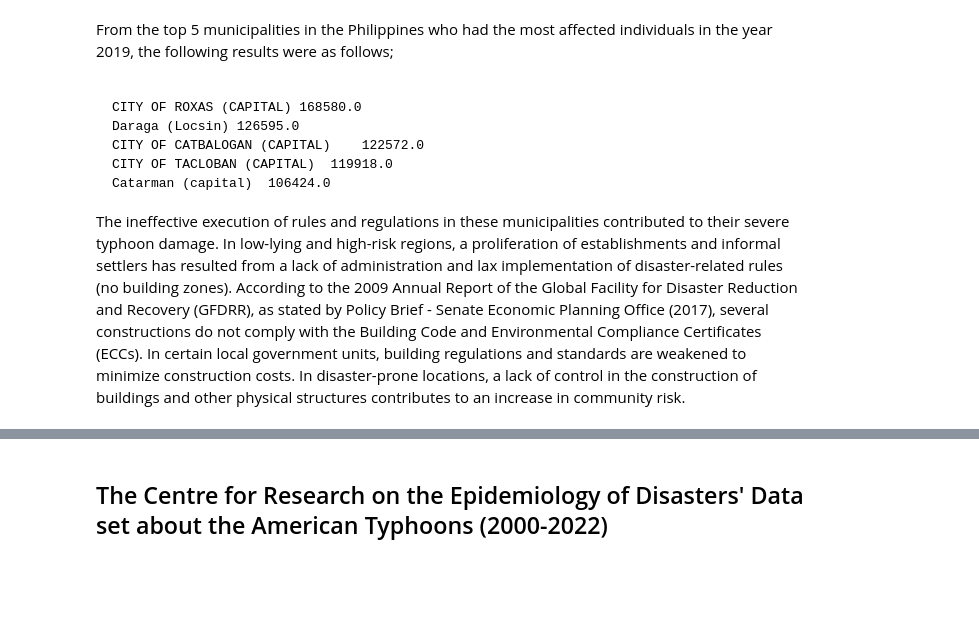
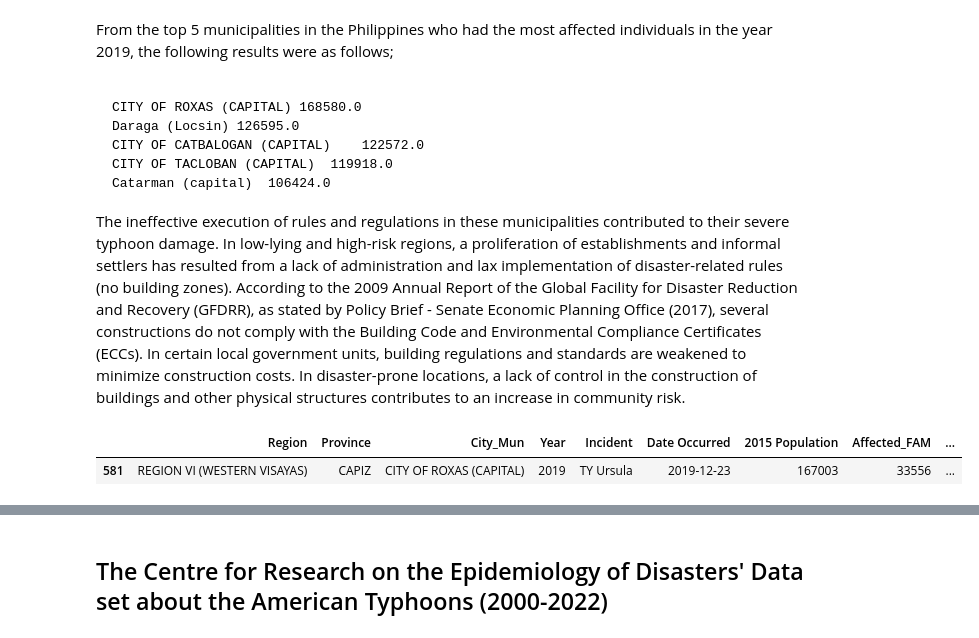
Before and after one commit to GEA960/ITBA-3207_TeamTyphoonAnalysts, a Jupyter notebook: Data Sets Coding Analysis/Data Analysis and Coding for Both Data Sets.ipynb, the cells around one changed output, grey strips where cells are left out. Drawn from its saved outputs; the diff is of its cells as text; code cells hidden in the pictures; blank space fills up the shorter version.

Commit message:
Find other events that has City of Roxas within it

```diff
--- a/Data Sets Coding Analysis/Data Analysis and Coding for Both Data Sets.ipynb
+++ b/Data Sets Coding Analysis/Data Analysis and Coding for Both Data Sets.ipynb
@@ -480,6 +481,15 @@ Catarman (capital)	106424.0
 </pre>
 
 The ineffective execution of rules and regulations in these municipalities contributed to their severe typhoon damage. In low-lying and high-risk regions, a proliferation of establishments and informal settlers has resulted from a lack of administration and lax implementation of disaster-related rules (no building zones). According to the 2009 Annual Report of the Global Facility for Disaster Reduction and Recovery (GFDRR), as stated by Policy Brief - Senate Economic Planning Office (2017), several constructions do not comply with the Building Code and Environmental Compliance Certificates (ECCs). In certain local government units, building regulations and standards are weakened to minimize construction costs. In disaster-prone locations, a lack of control in the construction of buildings and other physical structures contributes to an increase in community risk.
+# %%
+Roxas = new_df[new_df['City_Mun'] == 'CITY OF ROXAS (CAPITAL)']
+
+SortedData= Roxas.sort_values(by='Date Occurred',ascending=True)
+result= SortedData.head(5)
+display(result)
+# %% [output]
+|  | Region | Province | City_Mun | Year | Incident | Date Occurred | 2015 Population | Affected_FAM | ... |
+| 581 | REGION VI (WESTERN VISAYAS) | CAPIZ | CITY OF ROXAS (CAPITAL) | 2019 | TY Ursula | 2019-12-23 | 167003 | 33556 | ... |
 # %%
 PhilData = new_df
 PhilData
```
Also changed, not shown: parts of 6 cells of this notebook.
